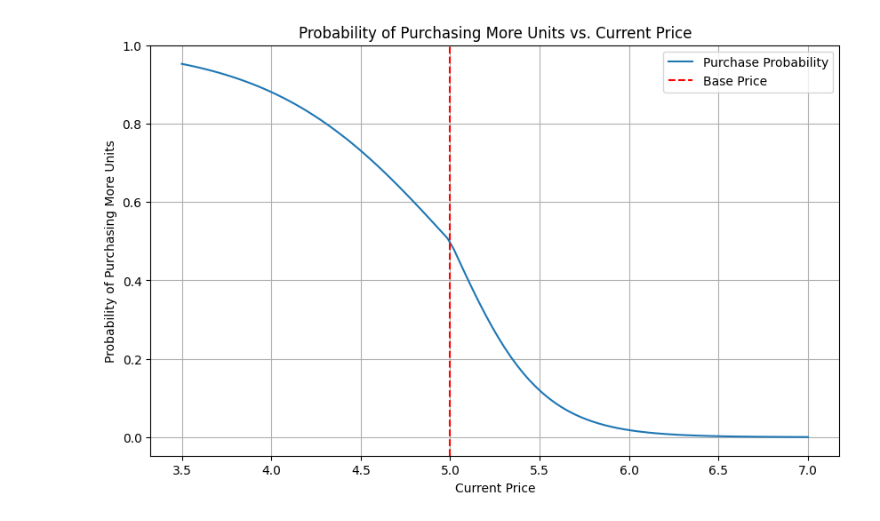
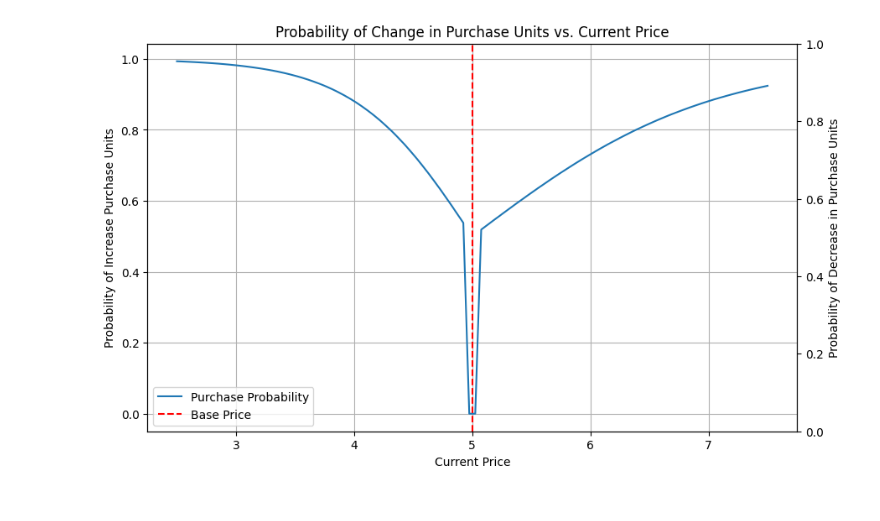
Before and after one commit to mcfitzgerald/consumer-abm, a Jupyter notebook: new_func.ipynb, the cells around one changed output. Drawn from its saved outputs; the diff is of its cells as text; code cells hidden in the pictures.

```diff
--- a/new_func.ipynb
+++ b/new_func.ipynb
@@ -63,6 +1,7 @@ There is no change in the price.
 # %%
 import matplotlib.pyplot as plt
 import numpy as np
+import math
 
 def percent_difference(base_price, current_price):
     """
@@ -94,50 +33,61 @@ def logistic(x):
     """
     return 1 / (1 + math.exp(-x))
 
-def purchase_probability(base_price, current_price, sensitivity_increase=10, sensitivity_decrease=10):
+def purchase_probability(base_price, current_price, sensitivity_increase=10, sensitivity_decrease=10, threshold=0.01):
     """
     Calculate the probability that an agent will purchase more or fewer units based on the price change.
 
     Parameters:
     base_price (float): The base price.
     current_price (float): The current price.
     sensitivity_increase (float): The sensitivity factor for price increases.
     sensitivity_decrease (float): The sensitivity factor for price decreases.
+    threshold (float): The threshold around zero percent difference where the probability is zero.
 
     Returns:
     float: The probability of purchasing more units (for a price decrease) or fewer units (for a price increase).
     """
     percent_diff = percent_difference(base_price, current_price)
 
+    # Handle the threshold around zero percent difference
+    if abs(percent_diff) < threshold:
+        return 0.0
+
     # Use the logistic function to model the probability
     if percent_diff < 0:
         # For a price decrease, the probability of purchasing more units increases
-        probability = logistic(-percent_diff * sensitivity_decrease)  # Adjust the sensitivity with the scaling factor
+        probability = logistic(abs(percent_diff) * sensitivity_decrease)  # Adjust the sensitivity with the scaling factor
     else:
-        # For a price increase, the probability of purchasing more units decreases
-        probability = logistic(-percent_diff * sensitivity_increase)  # Adjust the sensitivity with the scaling factor
+        # For a price increase, the probability of purchasing fewer units increases
+        probability = logistic(abs(percent_diff) * sensitivity_increase)  # Adjust the sensitivity with the scaling factor
 
     return probability
 
-
 # Parameters
 base_price = 5.00
-price_range = np.linspace(3.50, 7.00, 100)
-sensitivity_increase = 20
+price_range = np.linspace(2.50, 7.50, 100)
+sensitivity_increase = 5
 sensitivity_decrease = 10
+threshold = 0.01  # 1% threshold
 
 # Calculate probabilities
-probabilities = [purchase_probability(base_price, price, sensitivity_increase, sensitivity_decrease) for price in price_range]
+probabilities = [purchase_probability(base_price, price, sensitivity_increase, sensitivity_decrease, threshold) for price in price_range]
 
 # Plotting
-plt.figure(figsize=(10, 6))
-plt.plot(price_range, probabilities, label='Purchase Probability')
-plt.axvline(base_price, color='r', linestyle='--', label='Base Price')
-plt.xlabel('Current Price')
-plt.ylabel('Probability of Purchasing More Units')
-plt.title('Probability of Purchasing More Units vs. Current Price')
-plt.legend()
-plt.grid(True)
+fig, ax1 = plt.subplots(figsize=(10, 6))
+
+ax1.plot(price_range, probabilities, label='Purchase Probability')
+ax1.axvline(base_price, color='r', linestyle='--', label='Base Price')
+ax1.set_xlabel('Current Price')
+ax1.set_ylabel('Probability of Increase Purchase Units')
+ax1.set_title('Probability of Change in Purchase Units vs. Current Price')
+ax1.legend()
+ax1.grid(True)
+
+# Create a second y-axis for the decrement label
+ax2 = ax1.twinx()
+ax2.set_ylabel('Probability of Decrease in Purchase Units')
+
 plt.show()
 # %% [output]
-[figure, old version]
+[figure, new version]
```
Also changed, not shown: parts of 3 cells of this notebook, 1 other file.
